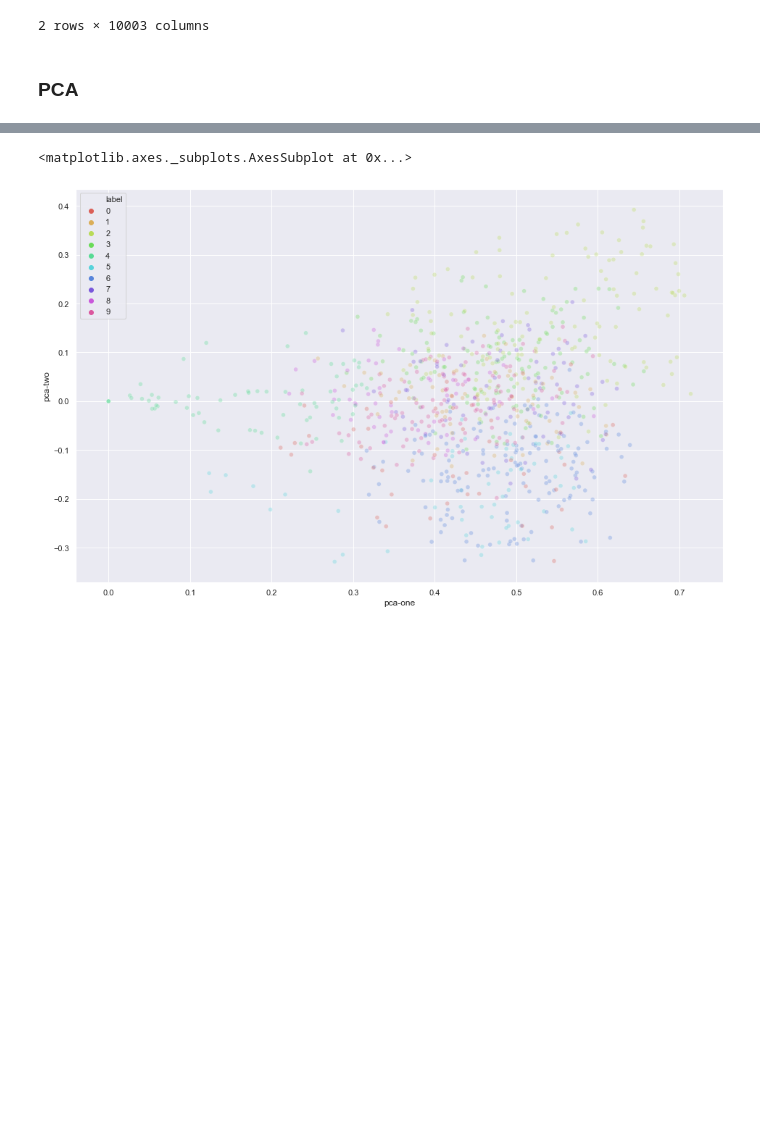
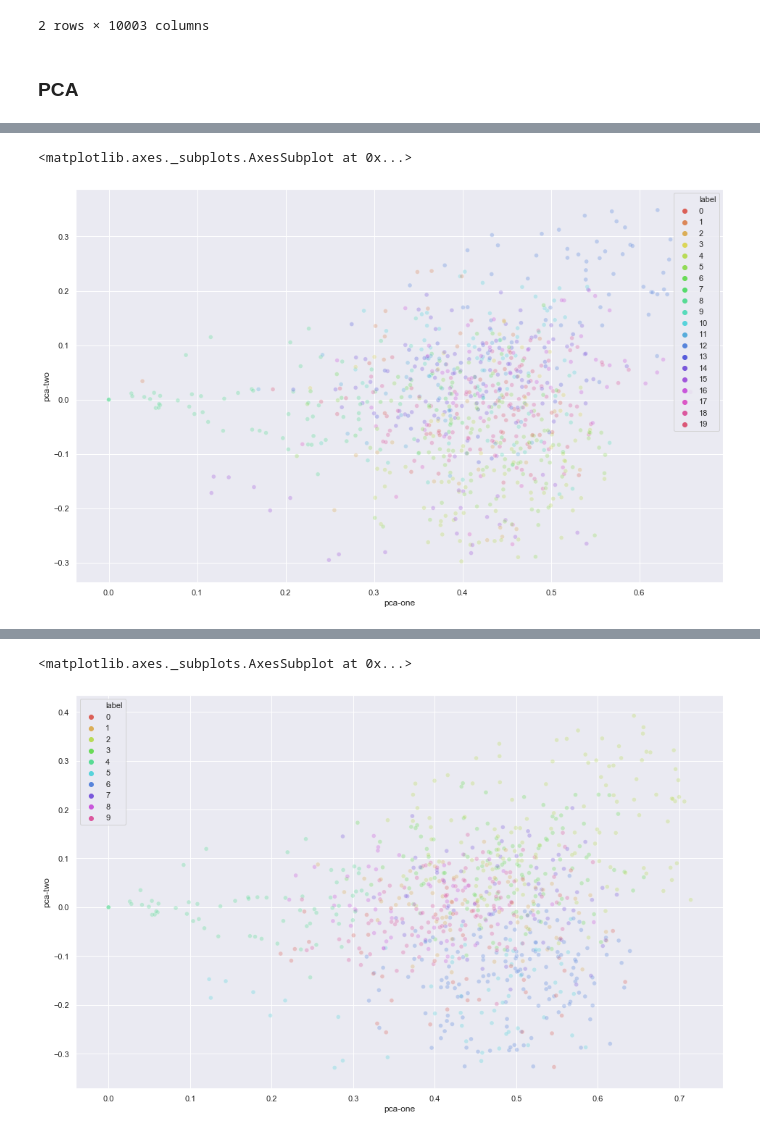
Before and after one commit to carlomarxdk/danish-parlament-text, a Jupyter notebook: 3_TF_IDF.ipynb, the cells around one changed output, grey strips where cells are left out. Cells and saved outputs as stored; diff of their text form; code cells hidden in the pictures; blank space fills up the shorter version.

```diff
--- a/3_TF_IDF.ipynb
+++ b/3_TF_IDF.ipynb
@@ -78,2 +81,23 @@ done in 88.354880s
 # %%
 ### you can skip the elbow method
+# %%
+
+clustering = KMeans(n_clusters=20, n_init=30, max_iter=2000, algorithm='full').fit(pca_result)
+df_x['label'] = clustering.labels_
+# %%
+
+clustering = KMeans(n_clusters=20, n_init=30, max_iter=2000, algorithm='full').fit(pca_result)
+df_x['label'] = clustering.labels_
+
+plt.figure(figsize=(16,10))
+sns.scatterplot(
+    x="pca-one", y="pca-two",
+    hue='label',
+    palette=sns.color_palette("hls", np.max(clustering.labels_)+1),
+    data=df_x,
+    legend="full",
+    alpha=0.3
+)
+# %% [output]
+<matplotlib.axes._subplots.AxesSubplot at 0x...>
+[figure, added]
```
Also changed, not shown: parts of 16 cells of this notebook, 1 other file.
